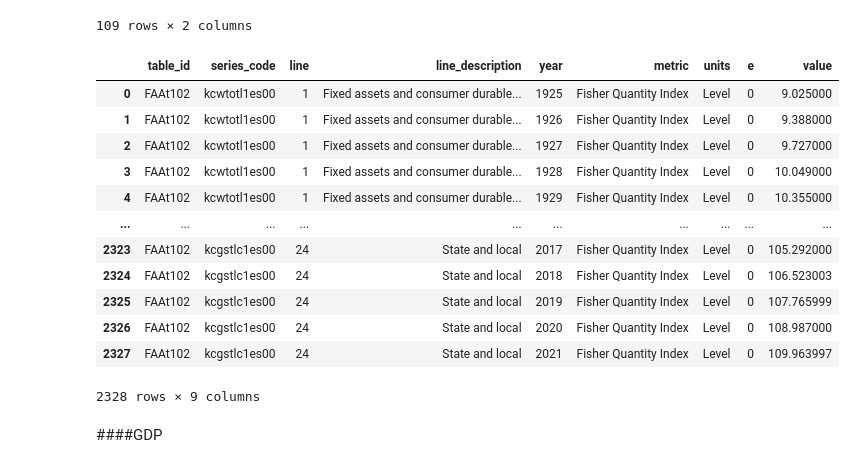
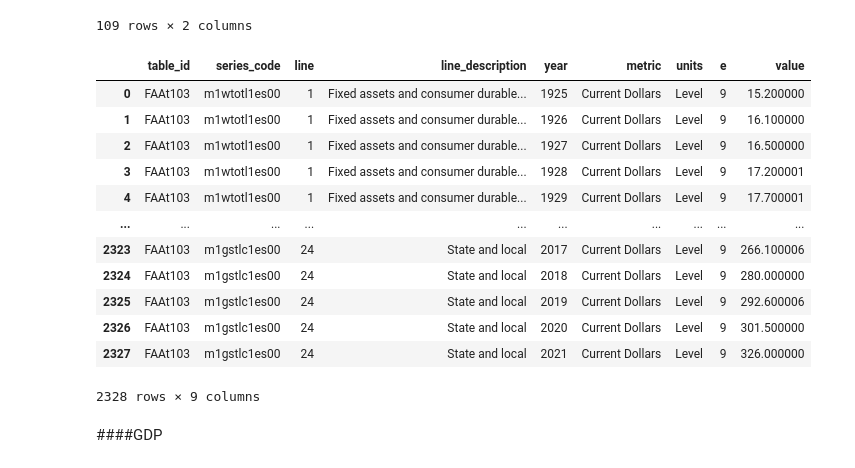
Before and after one commit to CatrielBartezaghi/FinancialDecisionML, a Jupyter notebook: Deliverable2/main2.ipynb, the cells around one changed output. Cells and saved outputs as stored; diff of their text form; code cells hidden in the pictures.

```diff
--- a/Deliverable2/main2.ipynb
+++ b/Deliverable2/main2.ipynb
@@ -483,11 +483,6 @@ with engine.connect() as connection:
     result = connection.execute(text("SELECT DISTINCT row_code FROM input_output")) #Datos de la table
     for row in result:
         print(row)
-
-with engine.connect() as connection:
-    result = connection.execute(text("SELECT DISTINCT col_code FROM input_output")) #Datos de la table
-    for row in result:
-        print(row)
 # %% [output]
 ('',)
 ('111CA',)
@@ -584,22 +572,22 @@ finagg.bea.api.fixed_assets.get_parameter_values("TableName")
 109 rows × 2 columns
 # %%
 with engine.connect() as connection:
-    query = text("SELECT * FROM fixed_assets WHERE table_id = 'FAAt102'")
+    query = text("SELECT * FROM fixed_assets WHERE table_id = 'FAAt103'")
     df=pd.read_sql(query,connection)
 df
 # %% [output]
 |  | table_id | series_code | line | line_description | year | metric | units | e | value |
-| 0 | FAAt102 | kcwtotl1es00 | 1 | Fixed assets and consumer durable... | 1925 | Fisher Quantity Index | Level | 0 | 9.025000 |
-| 1 | FAAt102 | kcwtotl1es00 | 1 | Fixed assets and consumer durable... | 1926 | Fisher Quantity Index | Level | 0 | 9.388000 |
-| 2 | FAAt102 | kcwtotl1es00 | 1 | Fixed assets and consumer durable... | 1927 | Fisher Quantity Index | Level | 0 | 9.727000 |
-| 3 | FAAt102 | kcwtotl1es00 | 1 | Fixed assets and consumer durable... | 1928 | Fisher Quantity Index | Level | 0 | 10.049000 |
-| 4 | FAAt102 | kcwtotl1es00 | 1 | Fixed assets and consumer durable... | 1929 | Fisher Quantity Index | Level | 0 | 10.355000 |
+| 0 | FAAt103 | m1wtotl1es00 | 1 | Fixed assets and consumer durable... | 1925 | Current Dollars | Level | 9 | 15.200000 |
+| 1 | FAAt103 | m1wtotl1es00 | 1 | Fixed assets and consumer durable... | 1926 | Current Dollars | Level | 9 | 16.100000 |
+| 2 | FAAt103 | m1wtotl1es00 | 1 | Fixed assets and consumer durable... | 1927 | Current Dollars | Level | 9 | 16.500000 |
+| 3 | FAAt103 | m1wtotl1es00 | 1 | Fixed assets and consumer durable... | 1928 | Current Dollars | Level | 9 | 17.200001 |
+| 4 | FAAt103 | m1wtotl1es00 | 1 | Fixed assets and consumer durable... | 1929 | Current Dollars | Level | 9 | 17.700001 |
 | ... | ... | ... | ... | ... | ... | ... | ... | ... | ... |
-| 2323 | FAAt102 | kcgstlc1es00 | 24 | State and local | 2017 | Fisher Quantity Index | Level | 0 | 105.292000 |
-| 2324 | FAAt102 | kcgstlc1es00 | 24 | State and local | 2018 | Fisher Quantity Index | Level | 0 | 106.523003 |
-| 2325 | FAAt102 | kcgstlc1es00 | 24 | State and local | 2019 | Fisher Quantity Index | Level | 0 | 107.765999 |
-| 2326 | FAAt102 | kcgstlc1es00 | 24 | State and local | 2020 | Fisher Quantity Index | Level | 0 | 108.987000 |
-| 2327 | FAAt102 | kcgstlc1es00 | 24 | State and local | 2021 | Fisher Quantity Index | Level | 0 | 109.963997 |
+| 2323 | FAAt103 | m1gstlc1es00 | 24 | State and local | 2017 | Current Dollars | Level | 9 | 266.100006 |
+| 2324 | FAAt103 | m1gstlc1es00 | 24 | State and local | 2018 | Current Dollars | Level | 9 | 280.000000 |
+| 2325 | FAAt103 | m1gstlc1es00 | 24 | State and local | 2019 | Current Dollars | Level | 9 | 292.600006 |
+| 2326 | FAAt103 | m1gstlc1es00 | 24 | State and local | 2020 | Current Dollars | Level | 9 | 301.500000 |
+| 2327 | FAAt103 | m1gstlc1es00 | 24 | State and local | 2021 | Current Dollars | Level | 9 | 326.000000 |
 2328 rows × 9 columns
 # %% [markdown]
 ####GDP
```
Also changed, not shown: parts of 39 cells of this notebook.
